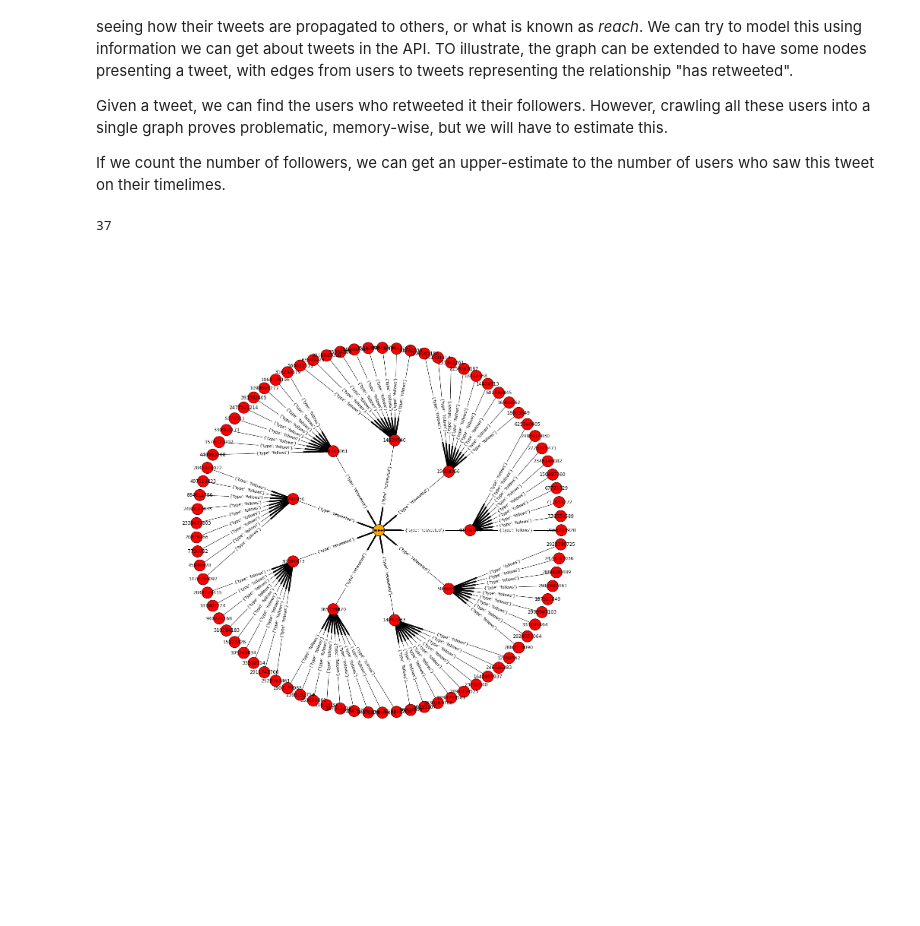
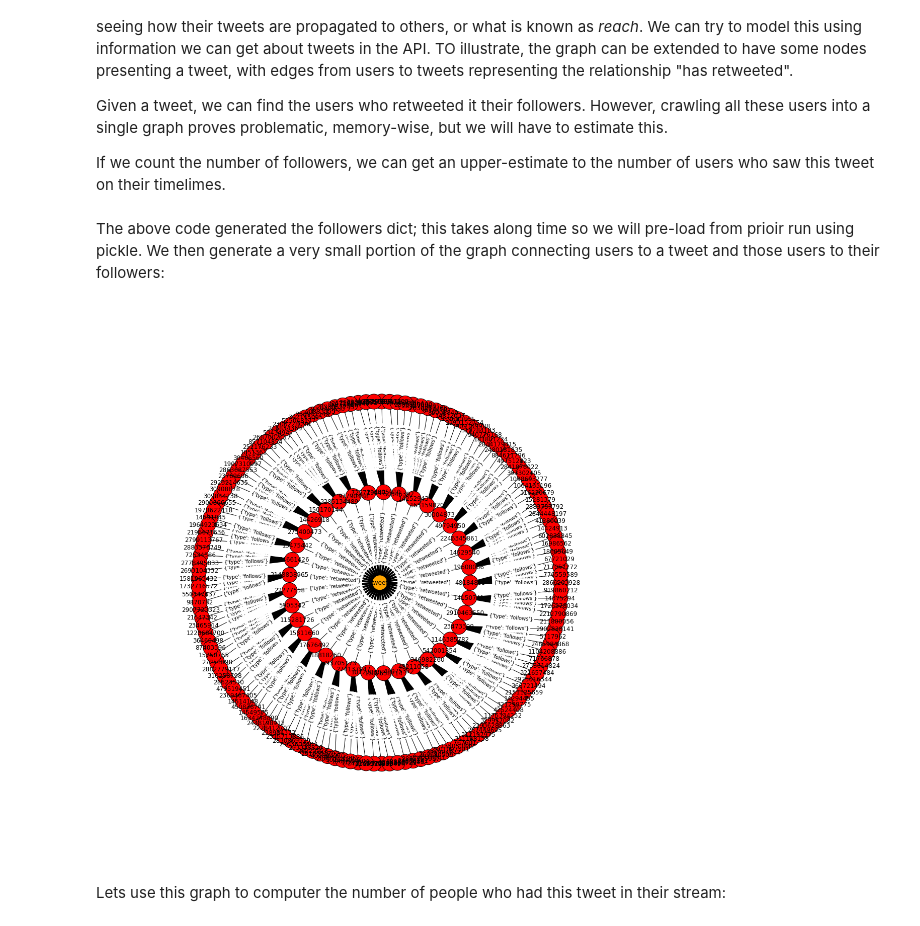
Before and after one commit to jquacinella/IS609_Group, a Jupyter notebook: GraphTheory/Graph Theory - Social Networking.ipynb, the cells around one changed output. Drawn from its saved outputs; the diff is of its cells as text; code cells hidden in the pictures; blank space fills up the shorter version.

Commit message:
Making minor update to some portions of the notebook

```diff
--- a/GraphTheory/Graph Theory - Social Networking.ipynb
+++ b/GraphTheory/Graph Theory - Social Networking.ipynb
@@ -403,7 +409,5 @@ folllowers = pickle.load(open("followers", "r"))
-# %%
-len(followers)
-# %% [output]
-37
+# %% [markdown]
+The above code generated the followers dict; this takes along time so we will pre-load from prioir run using pickle. We then generate a very small portion of the graph connecting users to a tweet and those users to their followers:
 # %%
 new_g = nx.DiGraph()
 
@@ -417,33 +421,35 @@ shell3 = []
 count = 0
 for uid in followers:
     count = count + 1
-    if count % 10 == 0: break
+    #if count % 10 == 0: break
 
     new_g.add_node(uid, {'color': 'red'})
     new_g.add_edge(uid, "tweet", {'type': 'retweeted'})
     shell2.append(uid)
 
     # Add edges to graph
     follower_count = 0
     for follower in followers[uid]:
         follower_count = follower_count + 1
-        if follower_count % 10 == 0: break
+        if follower_count % 5 == 0: break
 
         new_g.add_node(follower, {'color': 'red'})
         new_g.add_edge(follower, uid, {'type': 'follows'})
         shell3.append(follower)
 
 node_labels = nx.get_node_attributes(new_g,'id')
 edge_labels = nx.get_edge_attributes(new_g,'type')
 colors = nx.get_node_attributes(new_g, 'color')
 
 plt.figure(figsize=(15, 15))
 
 #pos = nx.spring_layout(new_g)
 pos_shell = nx.shell_layout(g, nlist=[shell1, shell2, shell3])
 
 nx.draw(new_g, pos_shell, arrows=True, node_size=900, node_color=colors.values())
 #nx.draw_networkx_labels(g, pos, labels = node_labels)
 x = nx.draw_networkx_edge_labels(new_g, pos_shell, labels = edge_labels)
 # %% [output]
-[figure, old version]
+[figure, new version]
+# %% [markdown]
+Lets use this graph to computer the number of people who had this tweet in their stream:
```
Also changed, not shown: parts of 7 cells of this notebook.
